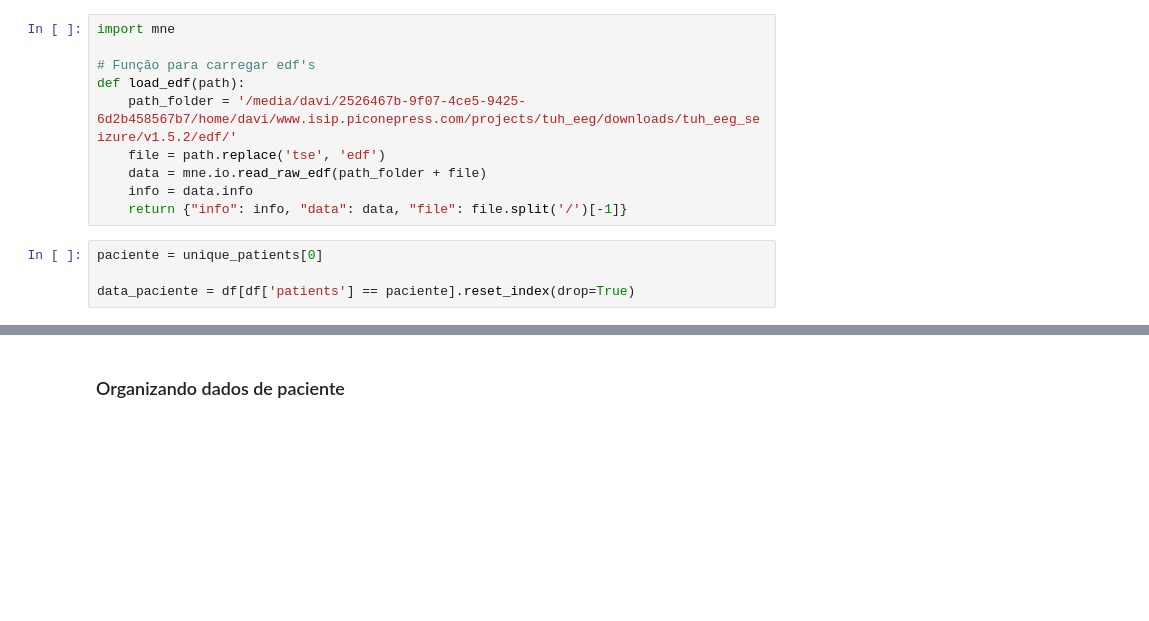
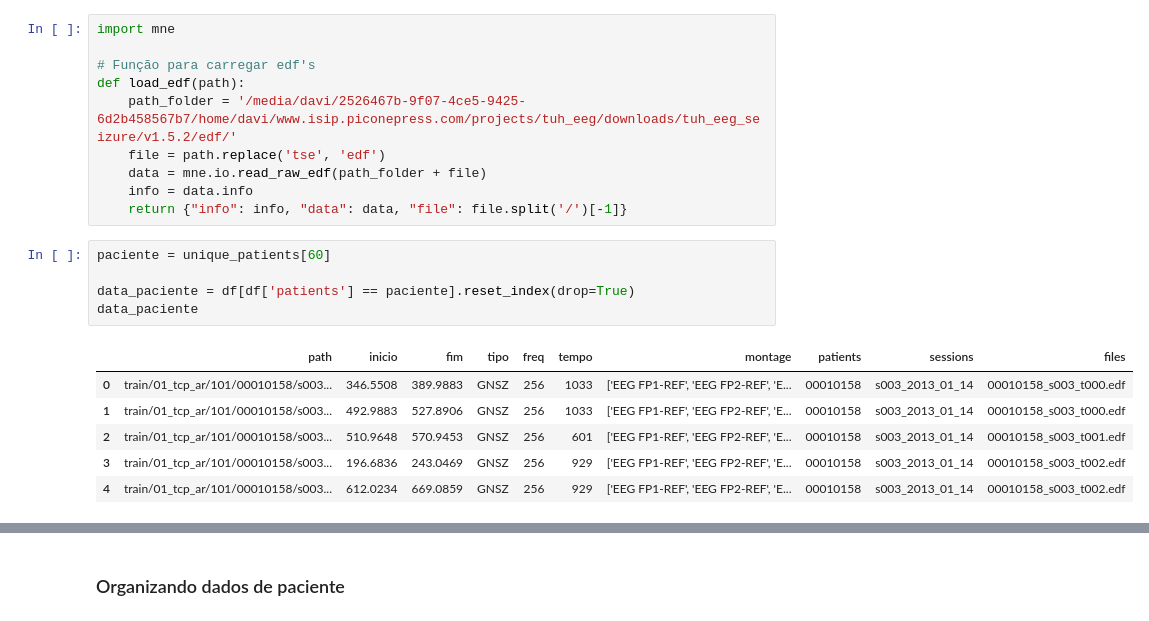
Before and after one commit to davicn/doutorado_ppgee_v2, a Jupyter notebook: src/notebooks/7-analise_unitaria.ipynb, the cells around one changed output, grey strips where cells are left out. Saved outputs shown, nothing was run; the diff lists cells and outputs as text; blank space fills up the shorter version.

```diff
--- a/src/notebooks/7-analise_unitaria.ipynb
+++ b/src/notebooks/7-analise_unitaria.ipynb
@@ -45,9 +45,17 @@ def load_edf(path):
     info = data.info
     return {"info": info, "data": data, "file": file.split('/')[-1]}
 # %%
-paciente = unique_patients[0]
+paciente = unique_patients[60]
 
 data_paciente = df[df['patients'] == paciente].reset_index(drop=True)
+data_paciente
+# %% [output]
+|  | path | inicio | fim | tipo | freq | tempo | montage | patients | sessions | files |
+| 0 | train/01_tcp_ar/101/00010158/s003... | 346.5508 | 389.9883 | GNSZ | 256 | 1033 | ['EEG FP1-REF', 'EEG FP2-REF', 'E... | 00010158 | s003_2013_01_14 | 00010158_s003_t000.edf |
+| 1 | train/01_tcp_ar/101/00010158/s003... | 492.9883 | 527.8906 | GNSZ | 256 | 1033 | ['EEG FP1-REF', 'EEG FP2-REF', 'E... | 00010158 | s003_2013_01_14 | 00010158_s003_t000.edf |
+| 2 | train/01_tcp_ar/101/00010158/s003... | 510.9648 | 570.9453 | GNSZ | 256 | 601 | ['EEG FP1-REF', 'EEG FP2-REF', 'E... | 00010158 | s003_2013_01_14 | 00010158_s003_t001.edf |
+| 3 | train/01_tcp_ar/101/00010158/s003... | 196.6836 | 243.0469 | GNSZ | 256 | 929 | ['EEG FP1-REF', 'EEG FP2-REF', 'E... | 00010158 | s003_2013_01_14 | 00010158_s003_t002.edf |
+| 4 | train/01_tcp_ar/101/00010158/s003... | 612.0234 | 669.0859 | GNSZ | 256 | 929 | ['EEG FP1-REF', 'EEG FP2-REF', 'E... | 00010158 | s003_2013_01_14 | 00010158_s003_t002.edf |
 # %%
 edfs = Parallel(n_jobs=-1) \
         (delayed(load_edf) \
```
Also changed, not shown: parts of 7 cells of this notebook, 1 other file.
